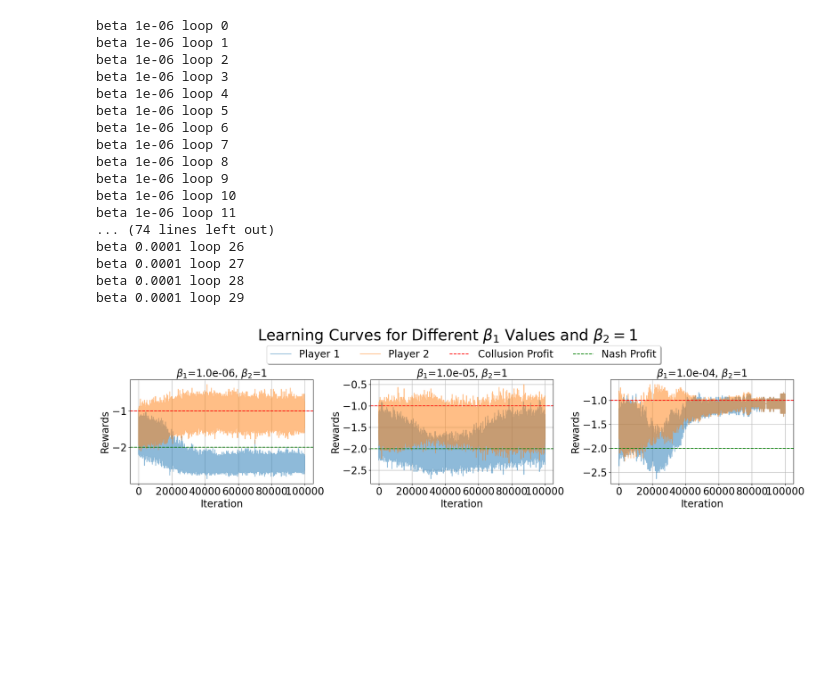
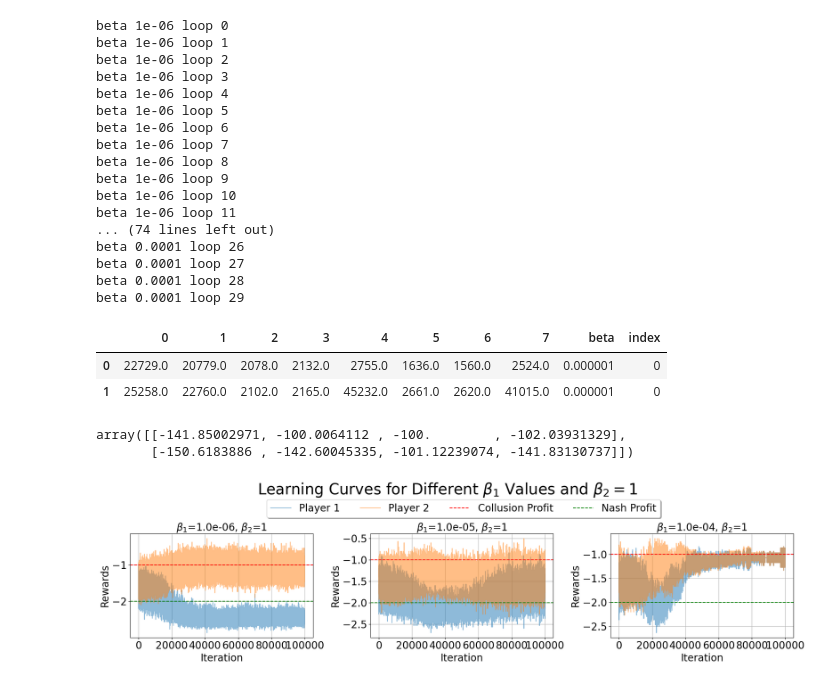
Before and after one commit to Suzie14/RLandPricing, a Jupyter notebook: notebooks/prisonner_dillemna.ipynb, the cells around one changed output. Saved outputs shown, nothing was run; the diff lists cells and outputs as text; code cells hidden in the pictures; blank space fills up the shorter version.

```diff
--- a/notebooks/prisonner_dillemna.ipynb
+++ b/notebooks/prisonner_dillemna.ipynb
@@ -578,6 +578,17 @@ beta 0.0001 loop 26
 beta 0.0001 loop 27
 beta 0.0001 loop 28
 beta 0.0001 loop 29
+# %%
+Q_count_plot[0]
+# %% [output]
+|  | 0 | 1 | 2 | 3 | 4 | 5 | 6 | 7 | beta | index |
+| 0 | 22729.0 | 20779.0 | 2078.0 | 2132.0 | 2755.0 | 1636.0 | 1560.0 | 2524.0 | 0.000001 | 0 |
+| 1 | 25258.0 | 22760.0 | 2102.0 | 2165.0 | 45232.0 | 2661.0 | 2620.0 | 41015.0 | 0.000001 | 0 |
+# %%
+agent1.Q
+# %% [output]
+array([[-141.85002971, -100.0064112 , -100.        , -102.03931329],
+       [-150.6183886 , -142.60045335, -101.12239074, -141.83130737]])
 # %%
 fig, axes = plt.subplots(nrows=1, ncols=3, figsize=(20, 5))
 fig.suptitle('Learning Curves for Different $\\beta_1$ Values and $\\beta_2=1$', fontsize=30,y=1.03)
```
Also changed, not shown: parts of 3 cells of this notebook.
